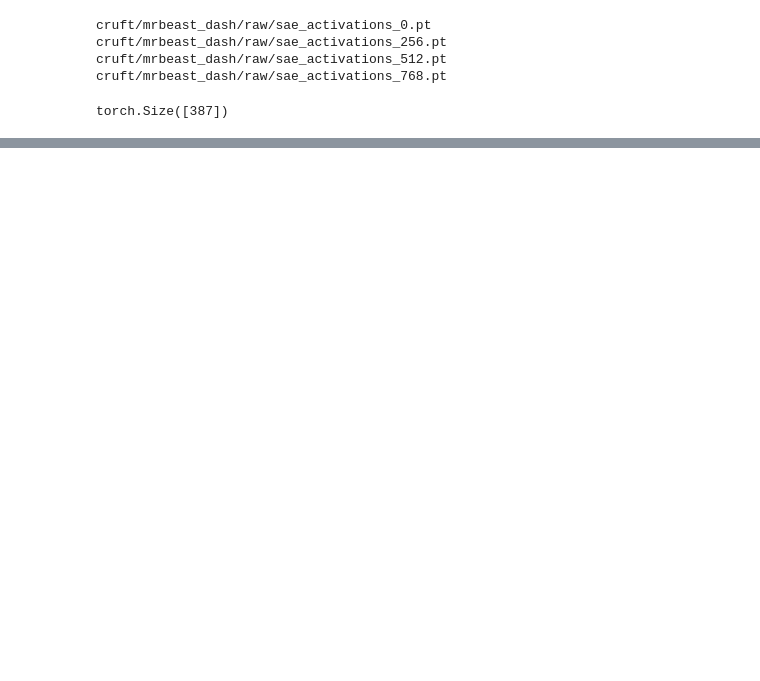
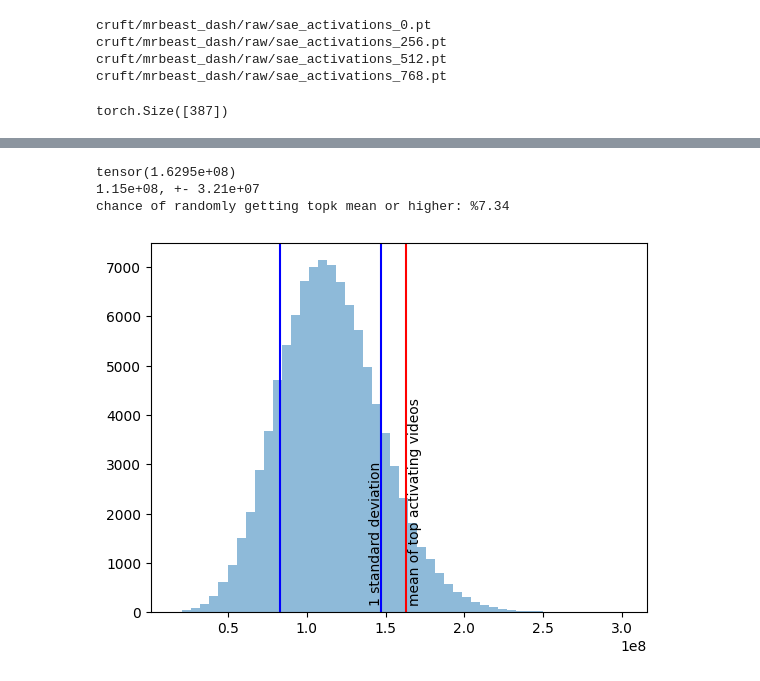
Before and after one commit to Lewington-pitsos/sae_vit, a Jupyter notebook: mrbeast.ipynb, the cells around one changed output, grey strips where cells are left out. Drawn from its saved outputs; the diff is of its cells as text; code cells hidden in the pictures; blank space fills up the shorter version.

```diff
--- a/mrbeast.ipynb
+++ b/mrbeast.ipynb
@@ -133,0 +139,36 @@ plt.hist(means, alpha=0.5, bins=50, range=(1, up_to))
+# %%
+
+top_views = torch.zeros(10)
+for i, feature_idx in enumerate(topk.indices):
+    _, vid_indices = torch.topk(stack[:, feature_idx], 11)
+    active_vid_views = views[vid_indices[0]]
+    top_views[i] = active_vid_views
+
+print(top_views.mean())
+
+rand_11 = []
+for i in range(100000):
+    rand_views = views[torch.randint(0, views.shape[0], (10,))]
+    rand_11.append(rand_views.mean())
+
+print(f'{np.mean(rand_11):.2e}, +- {np.std(rand_11):.2e}')
+
+plt.hist(rand_11, alpha=0.5, bins=50)
+
+plt.axvline(np.mean(rand_11) + np.std(rand_11), color='b')
+plt.axvline(np.mean(rand_11) - np.std(rand_11), color='b')
+
+plt.axvline(top_views.mean(), color='r')
+p = (np.array(rand_11) > top_views.numpy().mean()).sum() / len(rand_11)
+
+print(f"chance of randomly getting topk mean or higher: %{round(p * 100, 2)}", )
+
+plt.text(np.mean(rand_11) + np.std(rand_11) - 7500000, 200,  '1 standard deviation', rotation=90)
+plt.text(top_views.mean() + 1000000, 200,  'mean of top activating videos', rotation=90)
+
+plt.show()
+# %% [output]
+tensor(1.6295e+08)
+1.15e+08, +- 3.21e+07
+chance of randomly getting topk mean or higher: %7.34
+[figure, added]
```
Also changed, not shown: parts of 20 cells of this notebook.
